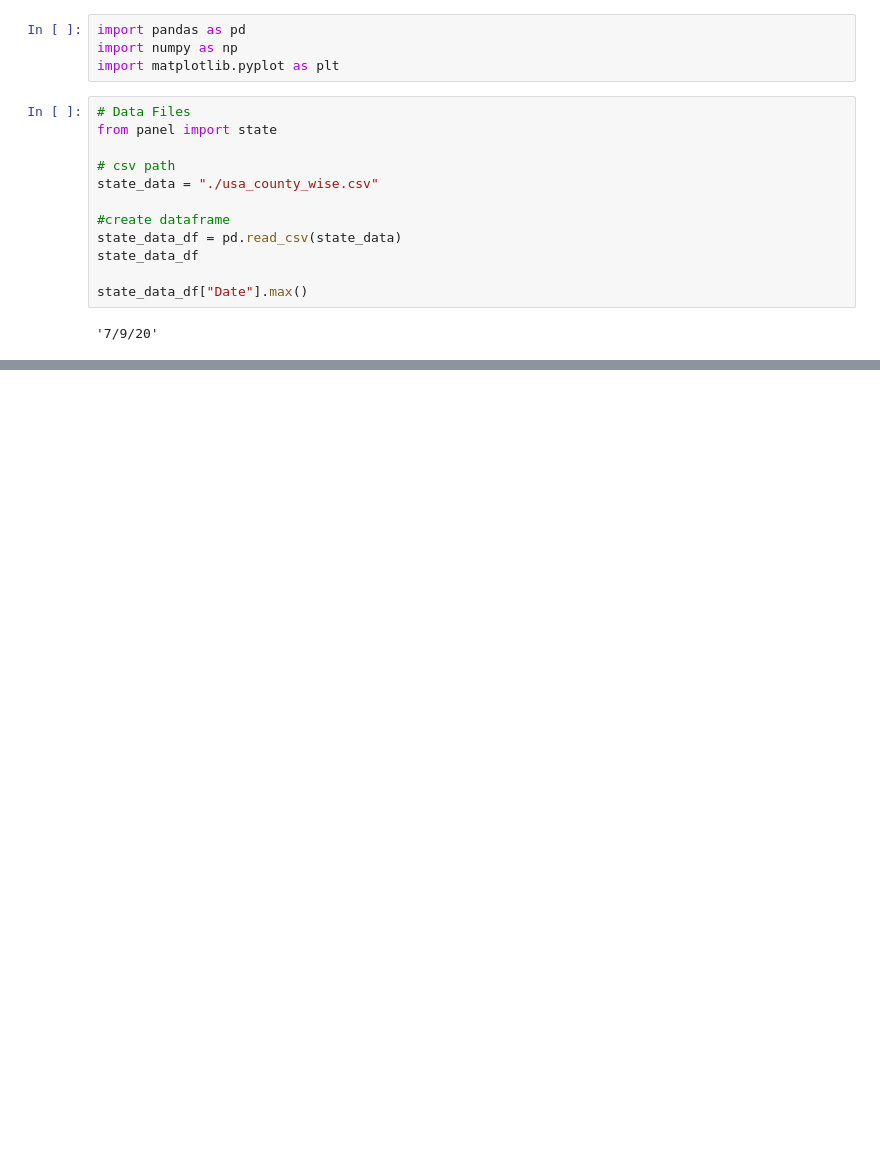
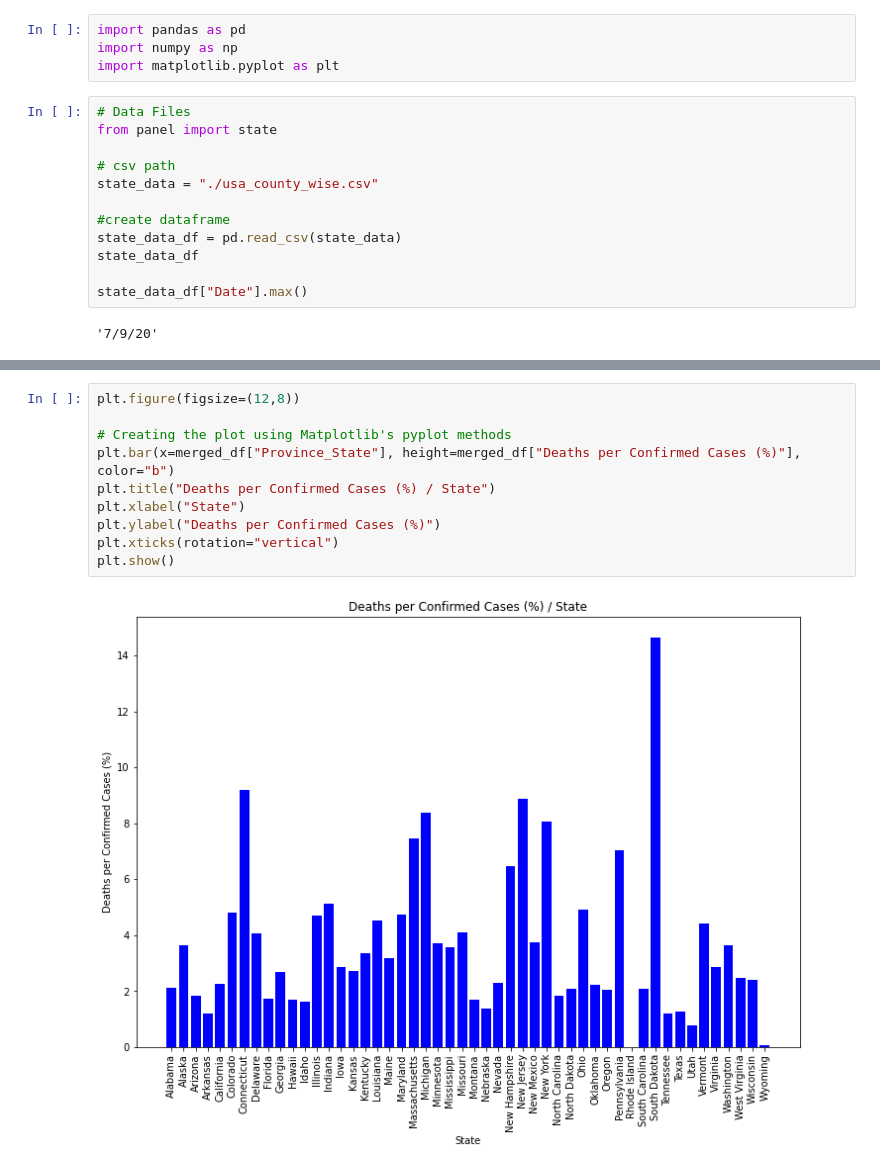
Before and after one commit to MechaBirdzilla/Project-1, a Jupyter notebook: dataframes.ipynb, the cells around one changed output, grey strips where cells are left out. Saved outputs shown, nothing was run; the diff lists cells and outputs as text; blank space fills up the shorter version.

```diff
--- a/dataframes.ipynb
+++ b/dataframes.ipynb
@@ -80,0 +164,12 @@ state_clean2_df
+# %%
+plt.figure(figsize=(12,8))
+
+# Creating the plot using Matplotlib's pyplot methods
+plt.bar(x=merged_df["Province_State"], height=merged_df["Deaths per Confirmed Cases (%)"], color="b")
+plt.title("Deaths per Confirmed Cases (%) / State")
+plt.xlabel("State")
+plt.ylabel("Deaths per Confirmed Cases (%)")
+plt.xticks(rotation="vertical")
+plt.show()
+# %% [output]
+[figure, added]
```
Also changed, not shown: parts of 9 cells of this notebook, 2 other files.
